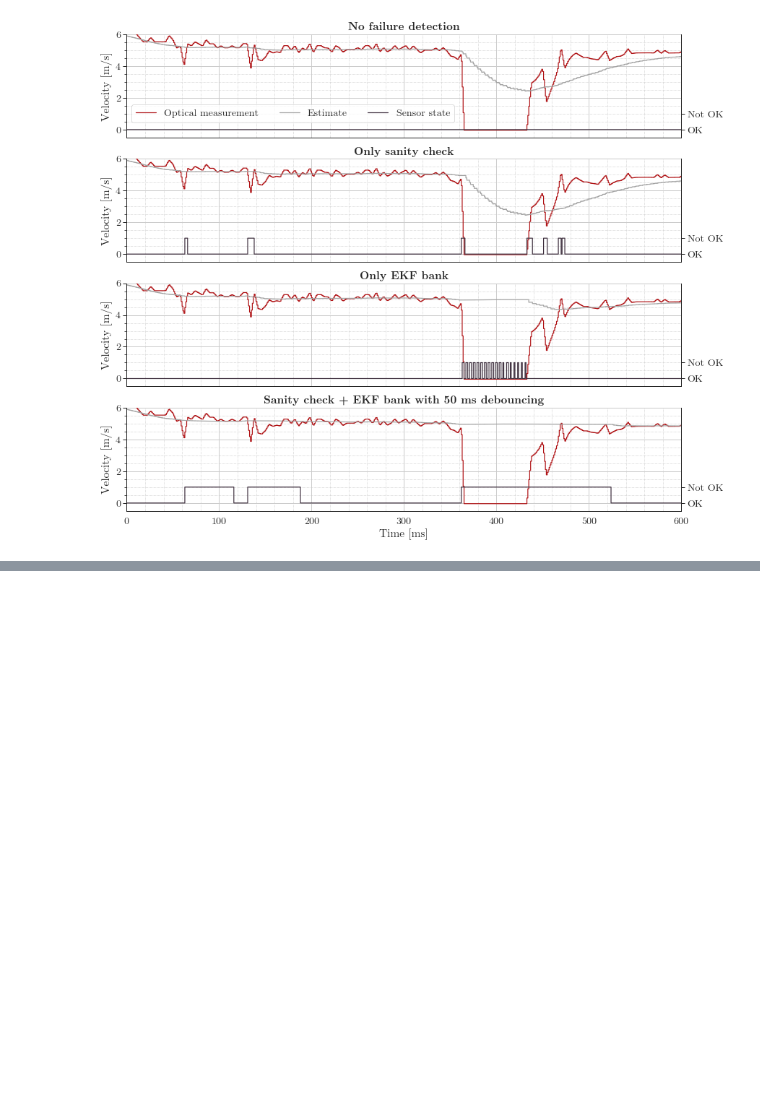
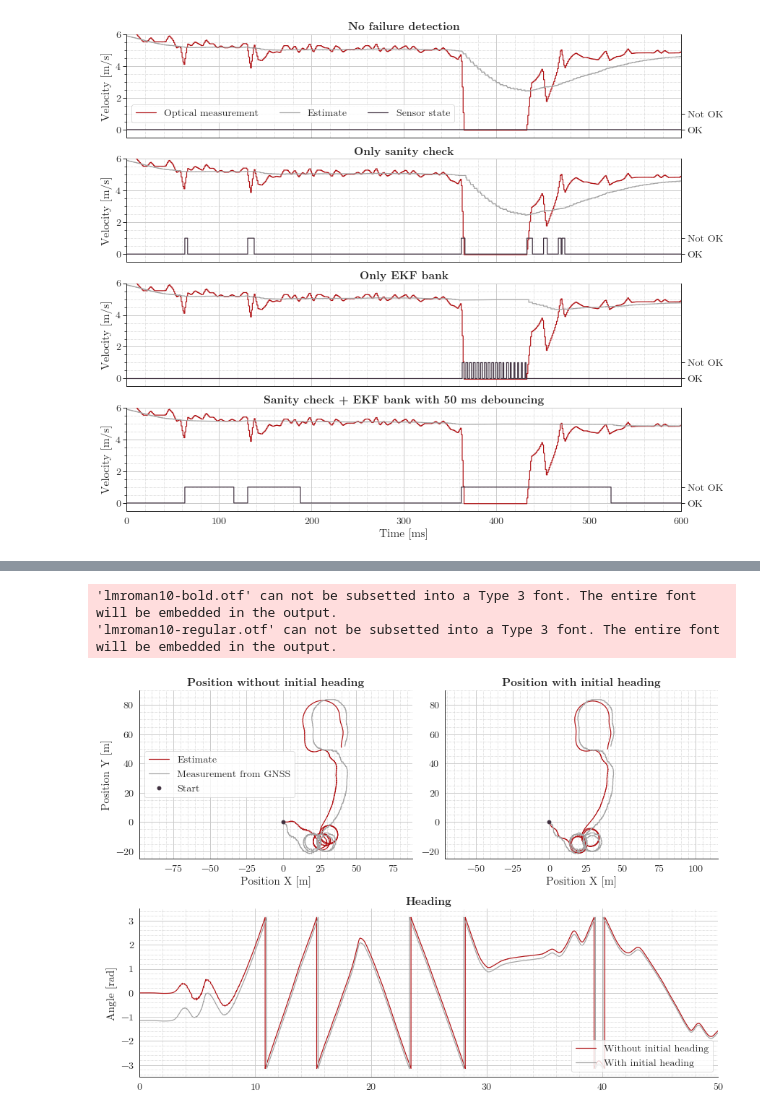
Before and after one commit to DominikStiller/dhbw-t3100, a Jupyter notebook: T3100.ipynb, the cells around one changed output, grey strips where cells are left out. Cells and saved outputs as stored; diff of their text form; code cells hidden in the pictures; blank space fills up the shorter version.

```diff
--- a/T3100.ipynb
+++ b/T3100.ipynb
@@ -395,0 +430,63 @@ plot_nssr_full()
+# %%
+def plot_ekf_pos():
+    plt.figure(figsize=[12, 4*2])
+
+    data_noheading = load_results("ekf_noheading", [
+        "x_x", "x_y", "x_vx", "x_vy", "x_psi", "x_dpsi",
+        "z_x", "z_y", "z_vx_sfii", "z_vy_sfii", "z_vx_gps", "z_vx_wheels", "z_psi", "z_dpsi",
+        "res_x", "res_y", "res_vx_sfii", "res_vy_sfii", "res_vx_gps", "res_vx_wheels", "res_psi", "res_dpsi",
+    ])
+    data_heading = load_results("ekf_heading", [
+        "x_x", "x_y", "x_vx", "x_vy", "x_psi", "x_dpsi",
+        "z_x", "z_y", "z_vx_sfii", "z_vy_sfii", "z_vx_gps", "z_vx_wheels", "z_psi", "z_dpsi",
+        "res_x", "res_y", "res_vx_sfii", "res_vy_sfii", "res_vx_gps", "res_vx_wheels", "res_psi", "res_dpsi",
+    ])
+
+    axs = []
+
+    # Without heading
+    ax = plt.subplot(2, 2, 1)
+    axs.append(ax)
+    ax.plot(data_noheading['x_x'], data_noheading["x_y"], label=r"Estimate")
+    ax.plot(data_noheading['z_x'], data_noheading["z_y"], label=r"Measurement from GNSS")
+    ax.plot([0], [0], 'o', label='Start')
+
+    ax.legend(loc="center left")
+    ax.set_xlabel('Position X [m]')
+    ax.set_title("Position without initial heading")
+    ax.axis("equal")
+    ax.set_ylabel('Position Y [m]')
+    ax.set_xlim([-90, 80])
+
+    # With heading
+    ax = plt.subplot(2, 2, 2, sharey=ax)
+    axs.append(ax)
+    ax.plot(data_heading['x_x'], data_heading["x_y"], label=r"Estimate")
+    ax.plot(data_heading['z_x'], data_heading["z_y"], label=r"Measurement from GNSS")
+    ax.plot([0], [0], 'o', label='Start')
+
+    ax.set_xlabel('Position X [m]')
+    ax.set_title("Position with initial heading")
+    ax.axis("equal")
+    ax.set_ylim([-25, 90])
+
+    # psi
+    ax = plt.subplot(2, 1, 2)
+    axs.append(ax)
+    ax.plot(data_heading['time'], data_noheading["x_psi"], label=r"Without initial heading")
+    ax.plot(data_heading['time'], data_heading["x_psi"], label=r"With initial heading")
+
+    ax.legend()
+    ax.set_ylim([-3.5, 3.5])
+    ax.set_ylabel('Angle [rad]')
+    ax.set_title("Heading")
+    ax.set_xlim([0, 50])
+
+    format(axs, space_factor=2)
+    save('ekf_pos')
+
+plot_ekf_pos()
+# %% [output]
+'lmroman10-bold.otf' can not be subsetted into a Type 3 font. The entire font will be embedded in the output.
+'lmroman10-regular.otf' can not be subsetted into a Type 3 font. The entire font will be embedded in the output.
+[figure, added]
```
Also changed, not shown: parts of 7 cells of this notebook, 25 other files.
